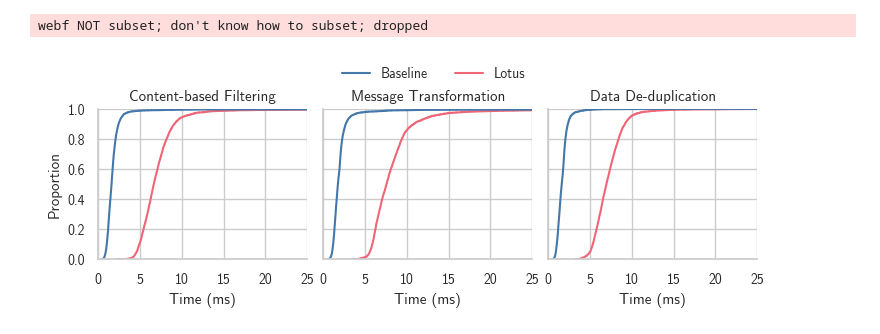
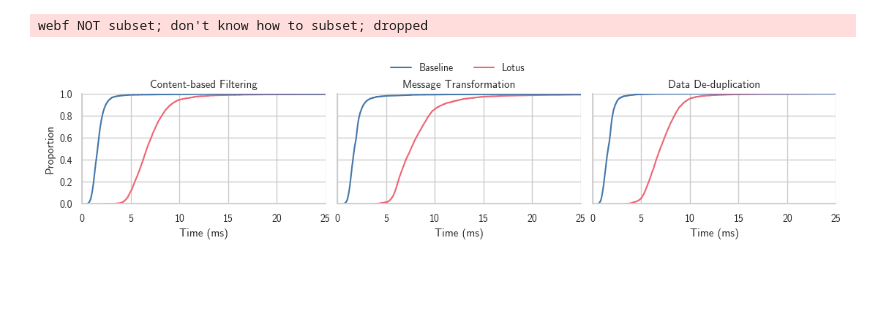
Before and after one commit to Mhwwww/Lotus, a Jupyter notebook: GeoBroker-Client/src/main/kotlin/de/hasenburg/geoverdemo/_data/analyze.ipynb, the cells around one changed output. Drawn from its saved outputs; the diff is of its cells as text; code cells hidden in the pictures; blank space fills up the shorter version.

Commit message:
make graph bigger

```diff
--- a/GeoBroker-Client/src/main/kotlin/de/hasenburg/geoverdemo/_data/analyze.ipynb
+++ b/GeoBroker-Client/src/main/kotlin/de/hasenburg/geoverdemo/_data/analyze.ipynb
@@ -73,18 +73,17 @@ df.reset_index(inplace=True, drop=True)
 df["time_ms"] = df["time_ns"] / 1000000
 # %%
 # make a few graphs!
-# figure size is 4.5 x 2 per plot
 # 3 plots per row
-g = sns.displot(data=df, x="time_ms", hue="topic", kind="ecdf", col="experiment", col_wrap=3, height=2.5, aspect=1)
+g = sns.displot(data=df, x="time_ms", hue="topic", kind="ecdf", col="experiment", col_wrap=3, height=2.5, aspect=3/2)
 g.set_titles("{col_name}")
 # make legend outside and horizontal, no title
 sns.move_legend(g, loc='upper center', bbox_to_anchor=(0.475, 1.075, 0, 0), ncol=2, title=None)
 
 g.set_xlabels("Time (ms)")
 # make 25 the xlim
 g.set(xlim=(0, 25))
 
 g.savefig("cdf.pdf", bbox_inches='tight')
 # %% [output]
 webf NOT subset; don't know how to subset; dropped
-[figure, old version]
+[figure, new version]
```
Also changed, not shown: 1 other file.
